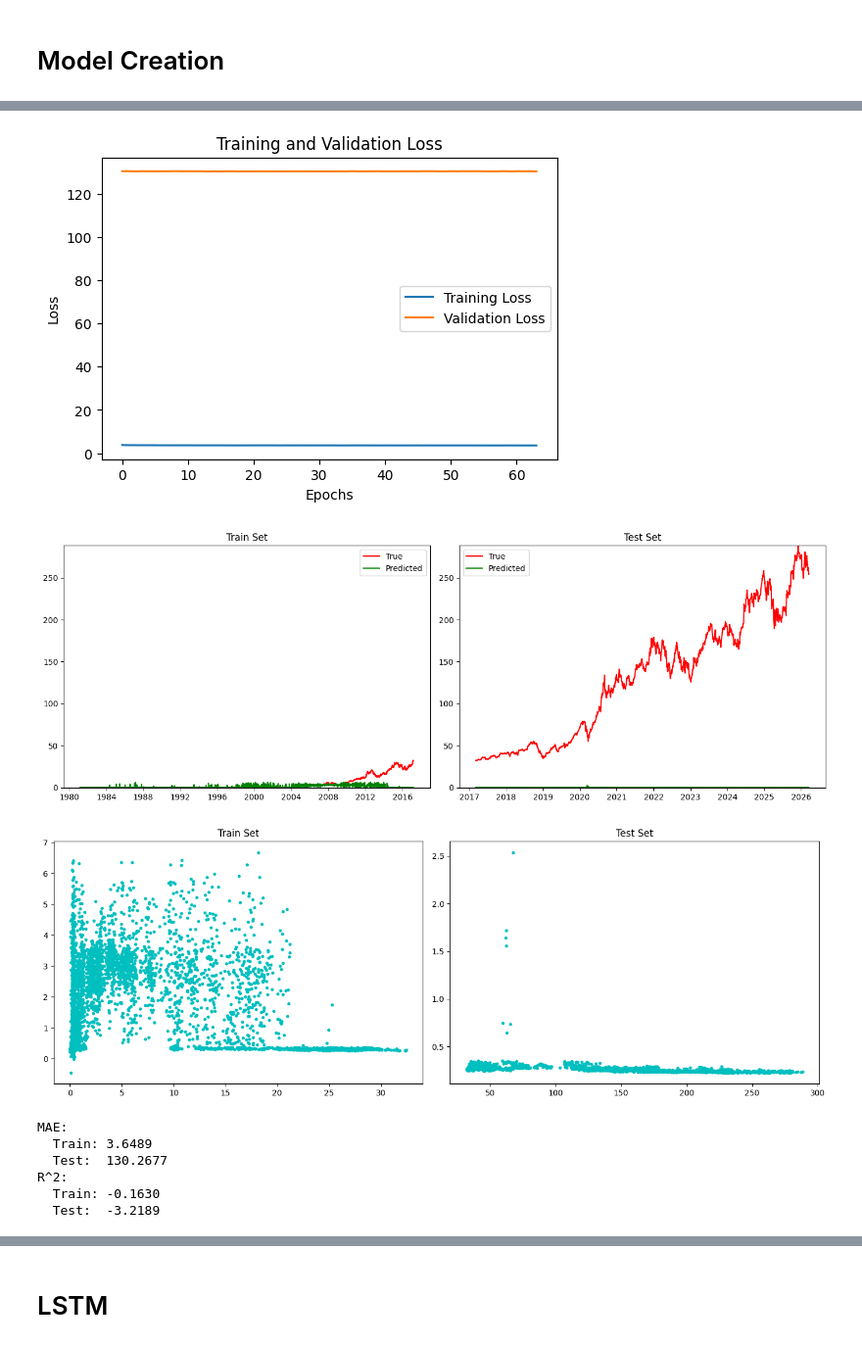
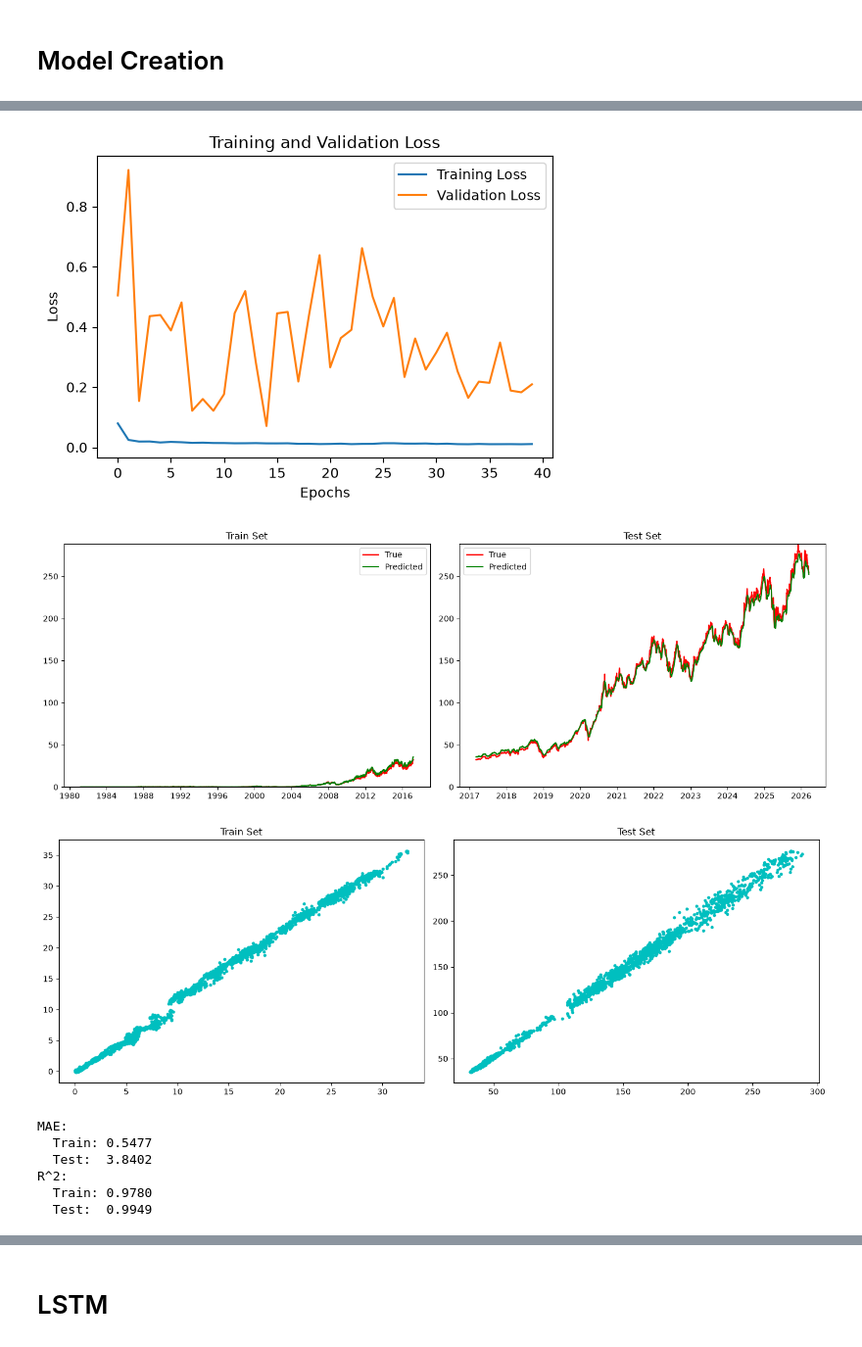
Before and after one commit to isaacadebayo/Predictive_Analytics_and_NLP, a Jupyter notebook: Apple_Stock_prediction_timeseries_split_fold4.ipynb, the cells around one changed output, grey strips where cells are left out. Shown at 98% size. Drawn from its saved outputs; the diff is of its cells as text; code cells hidden in the pictures.

```diff
--- a/Apple_Stock_prediction_timeseries_split_fold4.ipynb
+++ b/Apple_Stock_prediction_timeseries_split_fold4.ipynb
@@ -670,7 +859,7 @@ results_df.describe()'''
 dropout_rate = 0.1
 
 model_dense  = Sequential([
-    Input(shape=(X_train_2d.shape[1],)), # Corrected input shape
+    Input(shape=(X_train_scaled_2d.shape[1],)), # Corrected input shape to match X_train_scaled_2d
 
     Dense(32, activation='relu'),
     BatchNormalization(),
@@ -701,5 +890,14 @@ early_stopping = EarlyStopping(
     restore_best_weights=True  # Restore the best weights after stopping
 )
 
+# Callback to reduce LR when a monitored metric has stopped improving
+reduce_lr = ReduceLROnPlateau(
+    monitor='val_loss',       # metric to monitor
+    factor=0.5,               # factor by which to reduce the LR
+    patience=50,              # number of epochs with no improvement after which LR will be reduced
+    min_lr=1e-6,              # lower bound on the learning rate
+    verbose=1                 # print when LR is reduced
+)
+
 model_dense .summary()
 # %% [output]
@@ -789,9 +972,9 @@ reduce_lr = ReduceLROnPlateau(
 # %%
 history_dense = model_dense.fit(
-    X_train_2d, y_train,
+    X_train_scaled_2d, y_train_scaled, # Use scaled 2D data
     epochs=150,
     batch_size=64,
-    validation_data=(X_test_2d, y_test),
+    validation_data=(X_test_scaled_2d, y_test_scaled), # Use scaled 2D data for validation
     verbose=1,
     callbacks=[early_stopping]
 )
@@ -816,9 +999,17 @@ Epoch 64/150
 # %%
 from sklearn.metrics import mean_absolute_error, r2_score, mean_squared_error
 
-# Get predictions
-y_train_pred = model_dense.predict(X_train_2d)[:,0]
-y_test_pred  = model_dense.predict(X_test_2d)[:,0]
+# Get predictions on scaled data
+y_train_pred_scaled = model_dense.predict(X_train_scaled_2d)[:,0].reshape(-1, 1)
+y_test_pred_scaled  = model_dense.predict(X_test_scaled_2d)[:,0].reshape(-1, 1)
+
+# Inverse transform predictions to original scale
+y_train_pred = scaler_y.inverse_transform(y_train_pred_scaled).flatten()
+y_test_pred  = scaler_y.inverse_transform(y_test_pred_scaled).flatten()
+
+# Define true unscaled values for comparison
+y_train_true = y_train
+y_test_true = y_test
 
 # Create a figure with two subplots side by side
 fig, ax = plt.subplots(1, 1, figsize=(6, 4))
@@ -831,35 +1022,35 @@ ax.set_xlabel('Epochs')
 ax.set_ylabel('Loss')
 ax.legend()
 
-r2_train = r2_score(y_train, y_train_pred)
+r2_train = r2_score(y_train_true, y_train_pred)
 print(f'r2_train:   {r2_train:.5}')
 
-r2_test = r2_score(y_test, y_test_pred)
+r2_test = r2_score(y_test_true, y_test_pred)
 print(f'r2_test:    {r2_test:.5}')
 
-rmse_train = mean_squared_error(y_train, y_train_pred)**0.5
+rmse_train = mean_squared_error(y_train_true, y_train_pred)**0.5
 print(f'rmse_train: {rmse_train:.5}')
 
-rmse_test = mean_squared_error(y_test, y_test_pred)**0.5
+rmse_test = mean_squared_error(y_test_true, y_test_pred)**0.5
 print(f'rmse_test:  {rmse_test:.5}')
 
 y_train_pred = pd.Series(y_train_pred, index=dates_train)
 y_test_pred  = pd.Series(y_test_pred, index=dates_test)
 
 # Calculate global y-axis limits
-y_min = min(y_train.min(), y_train_pred.min(), y_test.min(), y_test_pred.min())
-y_max = max(y_train.max(), y_train_pred.max(), y_test.max(), y_test_pred.max())
+y_min = min(y_train_true.min(), y_train_pred.min(), y_test_true.min(), y_test_pred.min())
+y_max = max(y_train_true.max(), y_train_pred.max(), y_test_true.max(), y_test_pred.max())
 
 # Plot train and test side by side with shared y limits
 fig, axs = plt.subplots(1, 2, figsize=(14, 5))
 
-axs[0].plot(dates_train, y_train, 'r', label='True')
+axs[0].plot(dates_train, y_train_true, 'r', label='True')
 axs[0].plot(y_train_pred, 'g', label='Predicted')
 axs[0].set_title('Train Set')
 axs[0].set_ylim(y_min, y_max)
 axs[0].legend()
 
-axs[1].plot(dates_test, y_test, 'r', label='True')
+axs[1].plot(dates_test, y_test_true, 'r', label='True')
 axs[1].plot(y_test_pred, 'g', label='Predicted')
 axs[1].set_title('Test Set')
 axs[1].set_ylim(y_min, y_max)
@@ -871,21 +1062,21 @@ plt.show()
 # Plot train and test side by side with shared y limits
 fig, axs = plt.subplots(1, 2, figsize=(14, 5))
 
-axs[0].plot(y_train, y_train_pred.values, 'c.')
+axs[0].plot(y_train_true, y_train_pred.values, 'c.')
 axs[0].set_title('Train Set')
 # axs[0].legend() # Removed as there's no label for scatter plot
 
-axs[1].plot(y_test, y_test_pred.values, 'c.')
+axs[1].plot(y_test_true, y_test_pred.values, 'c.')
 axs[1].set_title('Test Set')
 # axs[1].legend() # Removed as there's no label for scatter plot
 
 plt.tight_layout()
 plt.show()
 
-mae_train = mean_absolute_error(y_train, y_train_pred)
-r2_train = r2_score(y_train, y_train_pred)
-mae_test = mean_absolute_error(y_test, y_test_pred)
-r2_test = r2_score(y_test, y_test_pred)
+mae_train = mean_absolute_error(y_train_true, y_train_pred)
+r2_train = r2_score(y_train_true, y_train_pred)
+mae_test = mean_absolute_error(y_test_true, y_test_pred)
+r2_test = r2_score(y_test_true, y_test_pred)
 
 print("MAE:")
 print(f"  Train: {mae_train:.4f}")
@@ -903,9 +1094,9 @@ rmse_test:  149.15
-[figure, old version]
+[figure, new version]
-[figure, old version]
+[figure, new version]
-[figure, old version]
+[figure, new version]
 MAE:
-  Train: 3.6489
-  Test:  130.2677
+  Train: 0.5477
+  Test:  3.8402
 R^2:
-  Train: -0.1630
-  Test:  -3.2189
+  Train: 0.9780
+  Test:  0.9949
```
Also changed, not shown: parts of 67 cells of this notebook.
